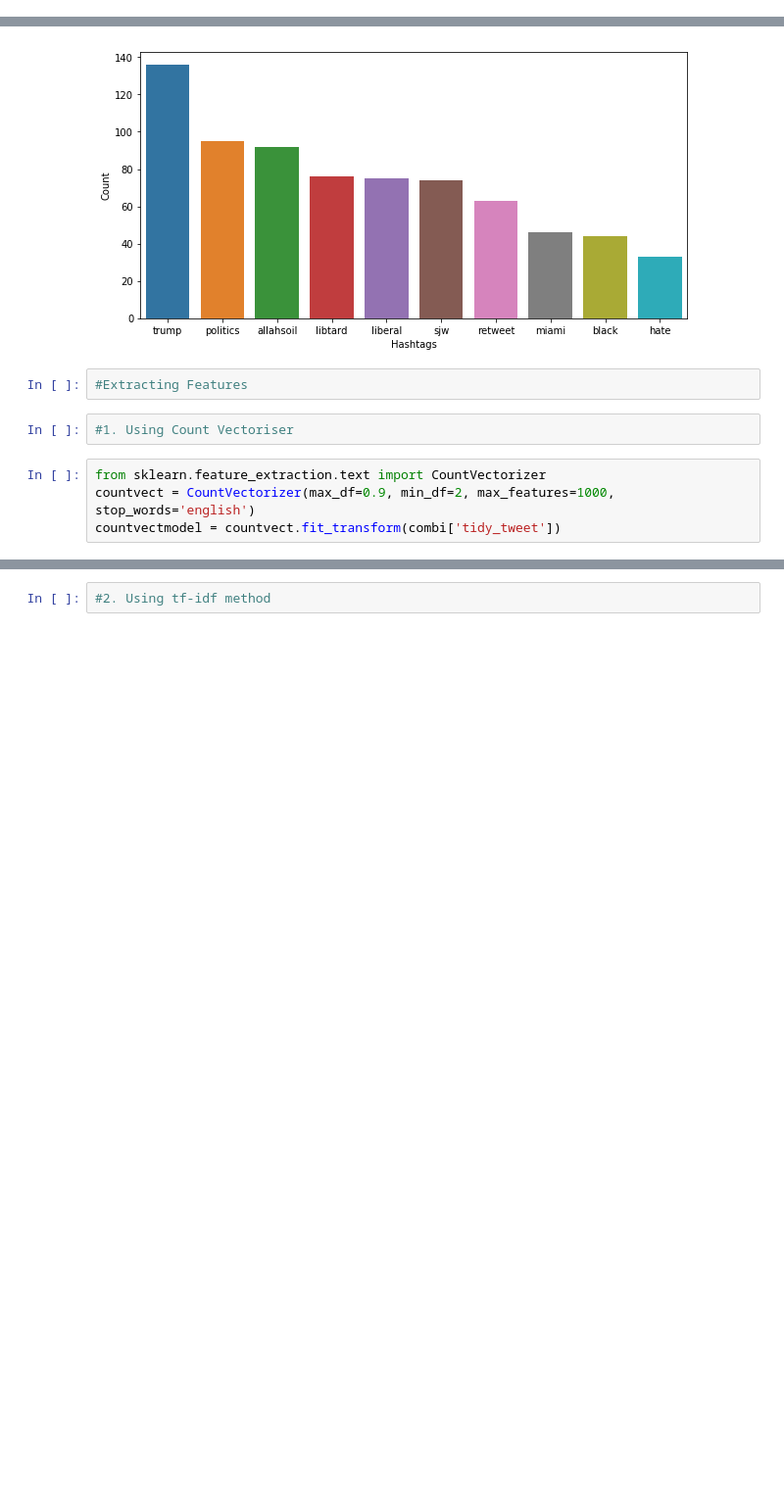
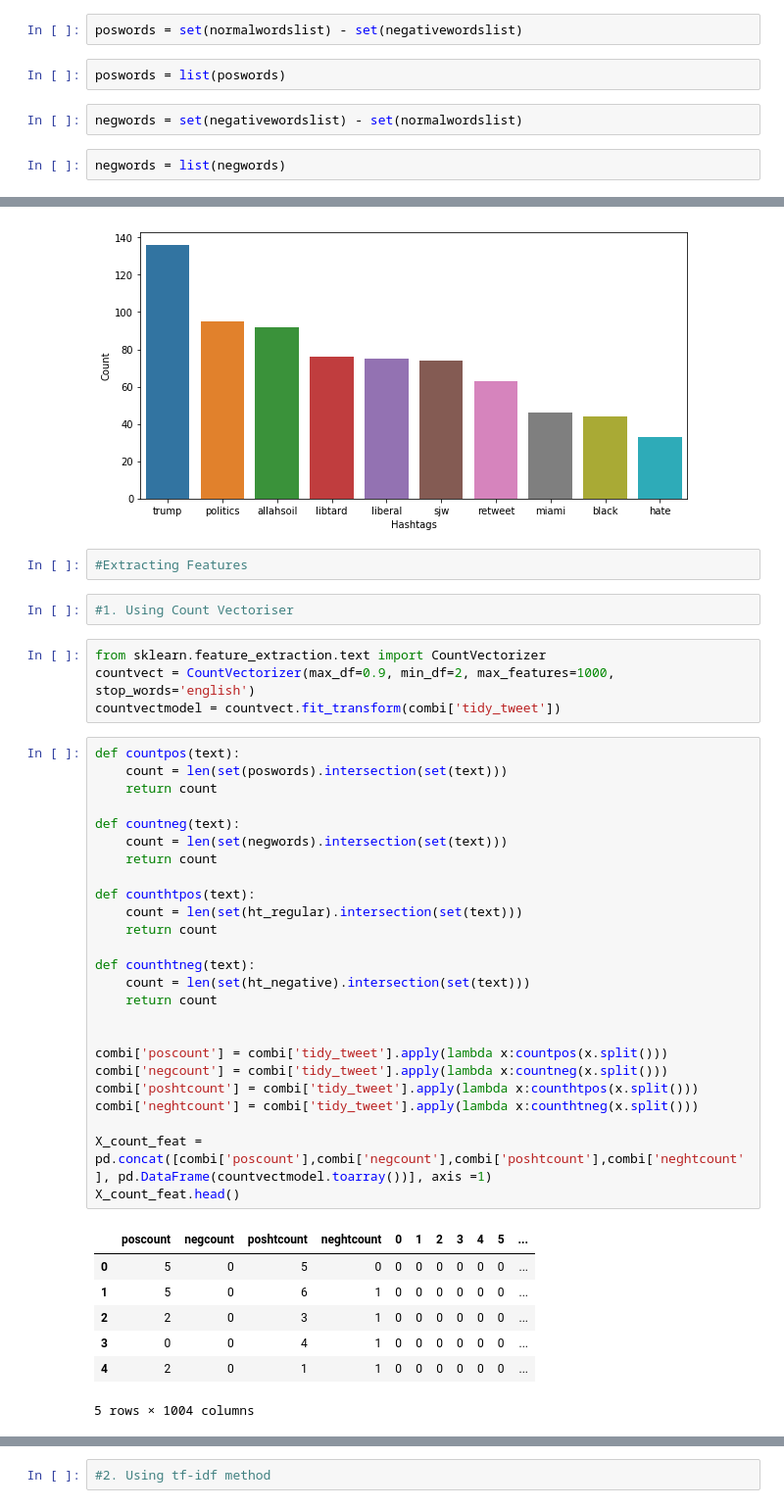
Before and after one commit to 01qwepoid/TwitterSentimentAnalysis, a Jupyter notebook: codefile-Copy1.ipynb, the cells around one changed output, grey strips where cells are left out. Shown at 98% size. Drawn from its saved outputs; the diff is of its cells as text; blank space fills up the shorter version.

```diff
--- a/codefile-Copy1.ipynb
+++ b/codefile-Copy1.ipynb
@@ -154,3 +196,11 @@ plt.show()
+# %%
+poswords = set(normalwordslist) - set(negativewordslist)
+# %%
+poswords = list(poswords)
+# %%
+negwords = set(negativewordslist) - set(normalwordslist)
+# %%
+negwords = list(negwords)
 # %%
 #find trending hashtags
 def hashtag_extract(x):
@@ -204,3 +294,36 @@ ax = sns.barplot(data = d,x = "Hashtags", y = "Count")
 from sklearn.feature_extraction.text import CountVectorizer
 countvect = CountVectorizer(max_df=0.9, min_df=2, max_features=1000, stop_words='english')
 countvectmodel = countvect.fit_transform(combi['tidy_tweet'])
+# %%
+def countpos(text):
+    count = len(set(poswords).intersection(set(text)))
+    return count
+
+def countneg(text):
+    count = len(set(negwords).intersection(set(text)))
+    return count
+
+def counthtpos(text):
+    count = len(set(ht_regular).intersection(set(text)))
+    return count
+
+def counthtneg(text):
+    count = len(set(ht_negative).intersection(set(text)))
+    return count
+
+
+combi['poscount'] = combi['tidy_tweet'].apply(lambda x:countpos(x.split()))
+combi['negcount'] = combi['tidy_tweet'].apply(lambda x:countneg(x.split()))
+combi['poshtcount'] = combi['tidy_tweet'].apply(lambda x:counthtpos(x.split()))
+combi['neghtcount'] = combi['tidy_tweet'].apply(lambda x:counthtneg(x.split()))
+
+X_count_feat = pd.concat([combi['poscount'],combi['negcount'],combi['poshtcount'],combi['neghtcount'], pd.DataFrame(countvectmodel.toarray())], axis =1)
+X_count_feat.head()
+# %% [output]
+|  | poscount | negcount | poshtcount | neghtcount | 0 | 1 | 2 | 3 | 4 | 5 | ... |
+| 0 | 5 | 0 | 5 | 0 | 0 | 0 | 0 | 0 | 0 | 0 | ... |
+| 1 | 5 | 0 | 6 | 1 | 0 | 0 | 0 | 0 | 0 | 0 | ... |
+| 2 | 2 | 0 | 3 | 1 | 0 | 0 | 0 | 0 | 0 | 0 | ... |
+| 3 | 0 | 0 | 4 | 1 | 0 | 0 | 0 | 0 | 0 | 0 | ... |
+| 4 | 2 | 0 | 1 | 1 | 0 | 0 | 0 | 0 | 0 | 0 | ... |
+5 rows × 1004 columns
```
Also changed, not shown: parts of 21 cells of this notebook.
